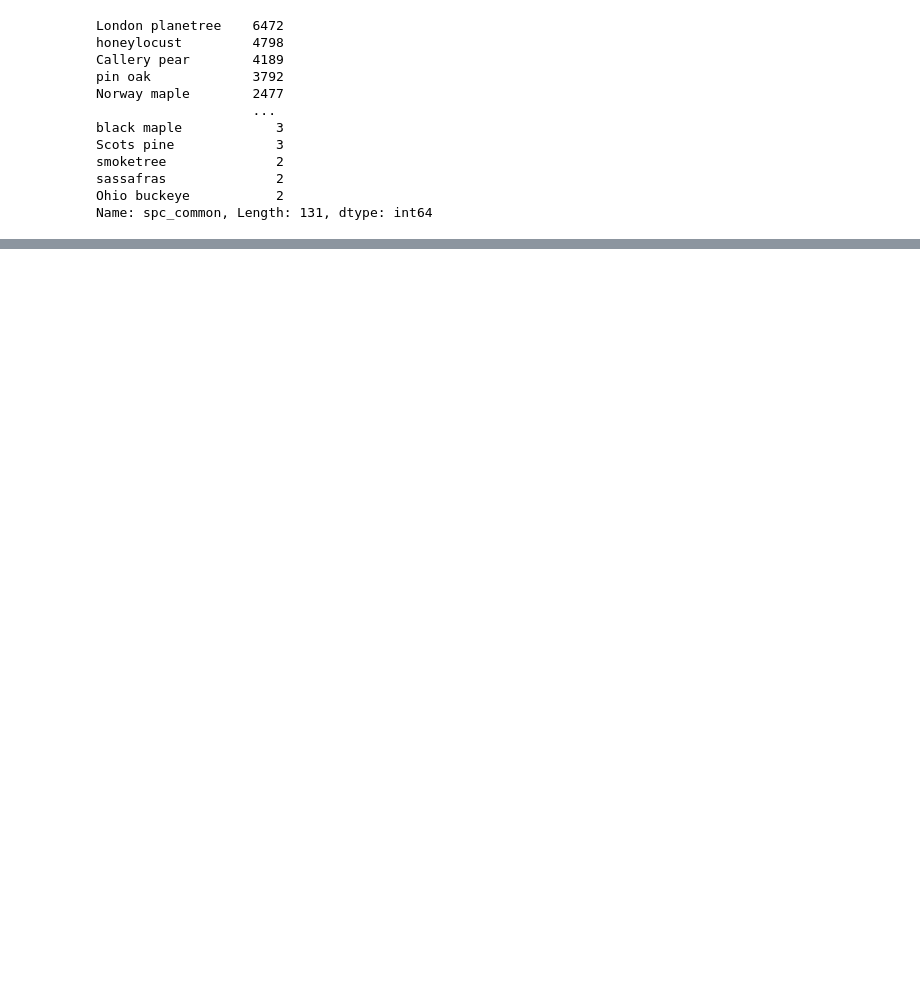
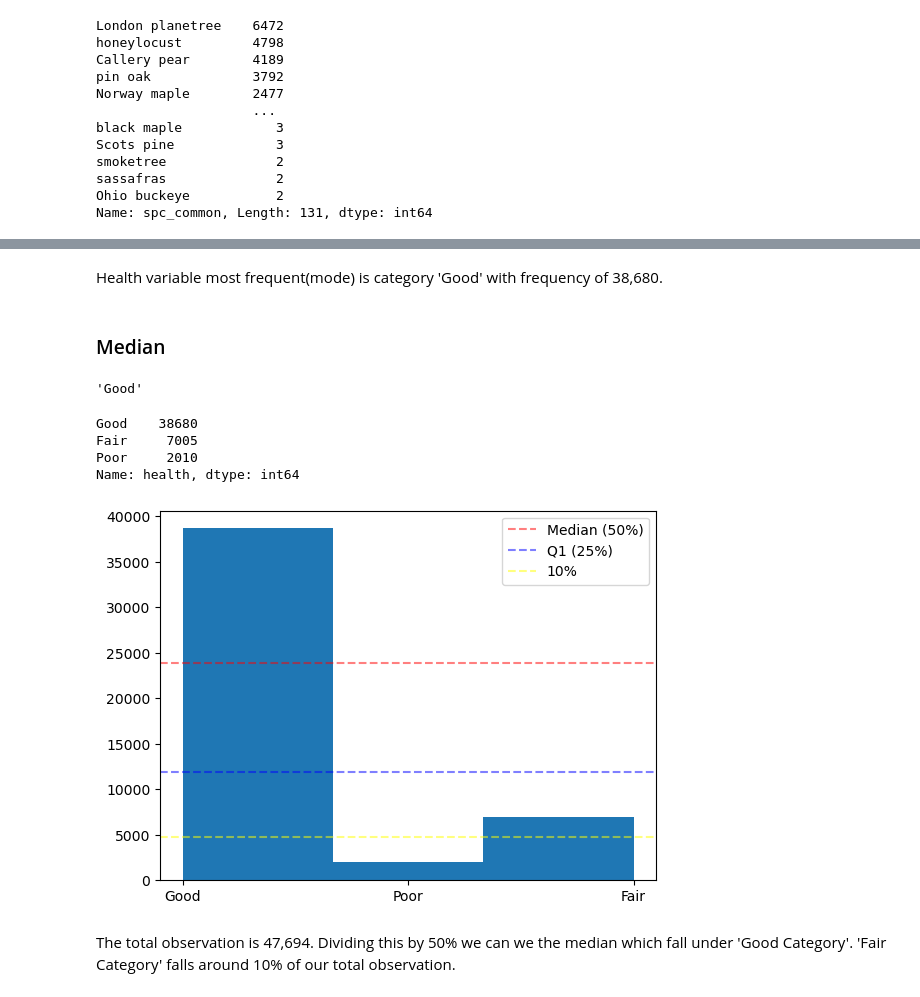
Before and after one commit to Alyxx-The-Sniper/DATA_SCIENCE_2022, a Jupyter notebook: Data_Science_Inference/Stats for Categorical.ipynb, the cells around one changed output, grey strips where cells are left out. Cells and saved outputs as stored; diff of their text form; code cells hidden in the pictures; blank space fills up the shorter version.

```diff
--- a/Data_Science_Inference/Stats for Categorical.ipynb
+++ b/Data_Science_Inference/Stats for Categorical.ipynb
@@ -56,0 +73,4 @@ We can
+# %%
+# Drop Nan values
+df  = df.dropna()
+df.isna().sum()
@@ -56,0 +104,42 @@ We can
+# %% [markdown]
+Health variable most frequent(mode) is category 'Good' with frequency of 38,680.
+# %% [markdown]
+### Median
+# %%
+correct_order = ['Poor', 'Fair', 'Good']
+
+# Convert to categorical type
+df['health'] = pd.Categorical(df['health'], correct_order, ordered=True)
+
+# Calculate median values
+median_index = np.median(df['health'].cat.codes)
+
+
+health_median = correct_order[int(median_index)]
+health_median
+# %% [output]
+'Good'
+# %%
+df['health'].value_counts()
+# %% [output]
+Good    38680
+Fair     7005
+Poor     2010
+Name: health, dtype: int64
+# %%
+ax = plt.hist(df['health'], bins=3)
+
+# Quantiles 0.50 is also median
+# plt.axvline(np.quantile(df['health'], 0.50), color = 'red', linestyle='--', label = "Median")
+
+plt.axhline(len(df.health) *.5, color = 'red', linestyle='--', label = 'Median (50%)', alpha=0.5)
+plt.axhline(len(df.health) *.25, color = 'blue', linestyle='--', label = 'Q1 (25%)', alpha=0.5)
+plt.axhline(len(df.health) *.1, color = 'yellow', linestyle='--', label = '10%', alpha=0.5)
+
+plt.legend()
+plt.show()
+# %% [output]
+[figure, added]
+# %% [markdown]
+The total observation is 47,694. Dividing this by 50% we can we the median which fall under 'Good Category'.
+'Fair Category' falls around 10% of our total observation.
```
Also changed, not shown: parts of 17 cells of this notebook, 1 other file.
